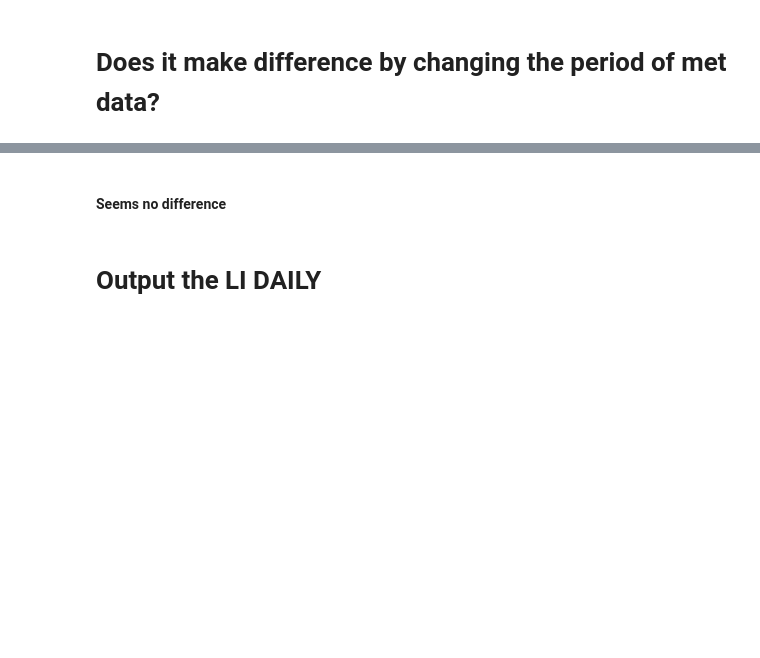
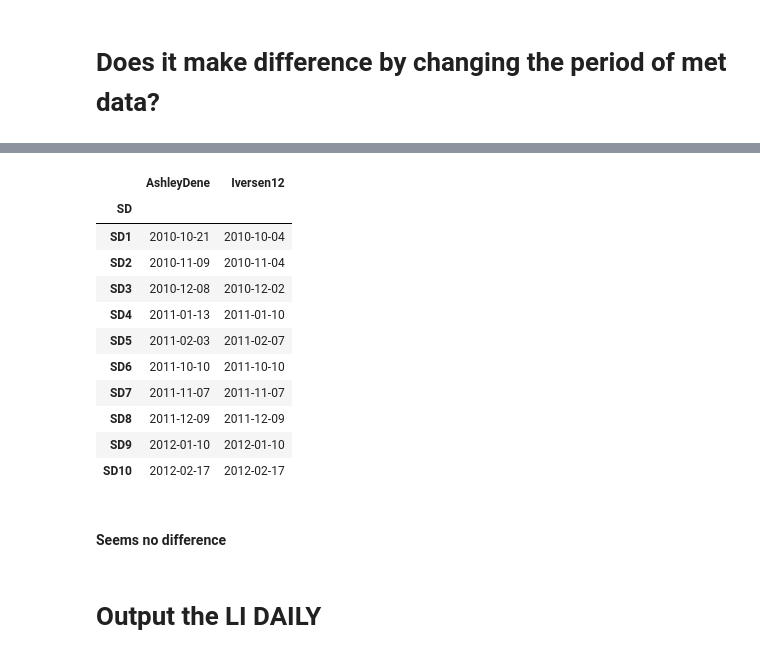
Before and after one commit to frank0434/Master, a Jupyter notebook: SetUpCoverDataForSlurp.ipynb, the cells around one changed output, grey strips where cells are left out. Drawn from its saved outputs; the diff is of its cells as text; code cells hidden in the pictures; blank space fills up the shorter version.

```diff
--- a/SetUpCoverDataForSlurp.ipynb
+++ b/SetUpCoverDataForSlurp.ipynb
@@ -782,3 +910,18 @@ plt.savefig('./05figures/StartSD1_AD.png', dpi = 300, bbox_inches = 'tight')
+# %%
+sowingdates
+# %% [output]
+|  | AshleyDene | Iversen12 |
+| SD |  |  |
+| SD1 | 2010-10-21 | 2010-10-04 |
+| SD2 | 2010-11-09 | 2010-11-04 |
+| SD3 | 2010-12-08 | 2010-12-02 |
+| SD4 | 2011-01-13 | 2011-01-10 |
+| SD5 | 2011-02-03 | 2011-02-07 |
+| SD6 | 2011-10-10 | 2011-10-10 |
+| SD7 | 2011-11-07 | 2011-11-07 |
+| SD8 | 2011-12-09 | 2011-12-09 |
+| SD9 | 2012-01-10 | 2012-01-10 |
+| SD10 | 2012-02-17 | 2012-02-17 |
 # %% [markdown]
 #### Seems no difference
 # %% [markdown]
```
Also changed, not shown: parts of 30 cells of this notebook, 1 other file.
